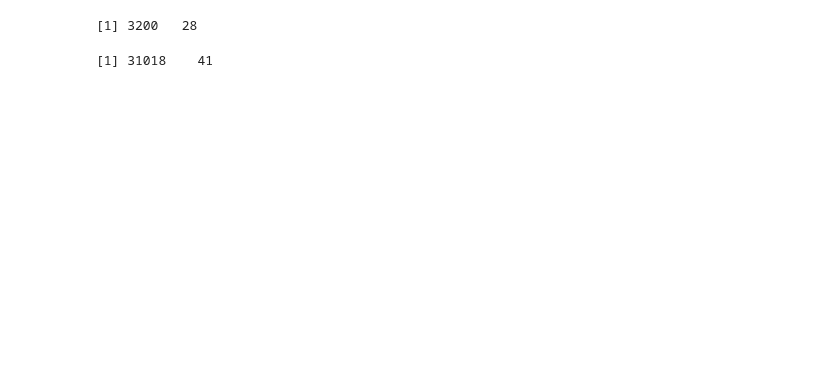
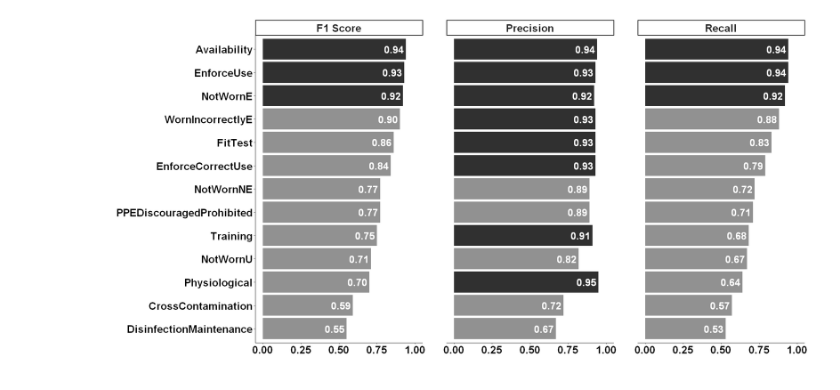
Before and after one commit to CDCgov/npptl-ppe-concern-detection, a Jupyter notebook: 05_results/results_ml.ipynb, the cells around one changed output. Saved outputs shown, nothing was run; the diff lists cells and outputs as text; code cells hidden in the pictures; blank space fills up the shorter version.

```diff
--- a/05_results/results_ml.ipynb
+++ b/05_results/results_ml.ipynb
@@ -225,7 +120,0 @@ p0[,labels] = votes
-# %%
-# Map labels for distinct narratives back to study sample
-ppe_sample = prep_osha_R("../02_sample-data/ppe_sample.csv")
-ml = read.csv("../03_ppe-coding/ml_dataset.csv") %>% select(all_of(c('Hazard.Desc.Loc.lt', labels)))
-study_sample = left_join(ppe_sample, ml, by="Hazard.Desc.Loc.lt")
-# %% [output]
-[1] 3200   28
@@ -235,10 +120,0 @@ study_sample = study_sample %>% mutate_at(labels, binarize)
-# %%
-# Combine manually labeled sampled complaints + ML labeled OOS complaints
-keep_cols = intersect(colnames(study_sample), colnames(p0))
-ppe_labeled = bind_rows(
-    study_sample %>% select(all_of(keep_cols)),
-    p0 %>% select(all_of(keep_cols))
-)
-print(dim(ppe_labeled))
-# %% [output]
-[1] 31018    41
@@ -246,0 +121,25 @@ write.csv(ppe_labeled, "../04_distilbert/ppe_labeled.csv", row.names = FALSE)
+# %%
+options(repr.plot.width=18, repr.plot.height=9)
+plt_ml_grey = df_means %>% mutate(
+    Type = recode(Type, mean_f1="F1 Score", mean_precision="Precision", mean_recall = "Recall"),
+    Concern = concern,
+    concern = NULL
+) %>%
+mutate(Concern = factor(Concern, levels = rev(label_order))) %>%
+ggplot(aes(x = Score, y = Concern)) +
+geom_bar(stat="identity", aes(fill = Score > 0.9)) +
+scale_fill_manual(values = c("#919191", "#303030")) +
+facet_wrap(.~Type) +
+xlim(0, 1) +
+theme_classic() +
+ylab("") +
+xlab("") +
+geom_text(aes(label= format(round(Score, digits = 2), nsmall = 2) ), hjust=1.1, color="white", position = position_dodge(0.9), size=6.5, fontface="bold") +
+theme(text = element_text(size = 24, face="bold"),
+      panel.spacing = unit(3, "lines"),
+      axis.text.y=element_text(color="black"),
+      axis.text.x=element_text(color="black")) +
+guides(fill="none")
+plt_ml_grey
+# %% [output]
+[figure, added]
```
Also changed, not shown: parts of 19 cells of this notebook, 14 other files.
